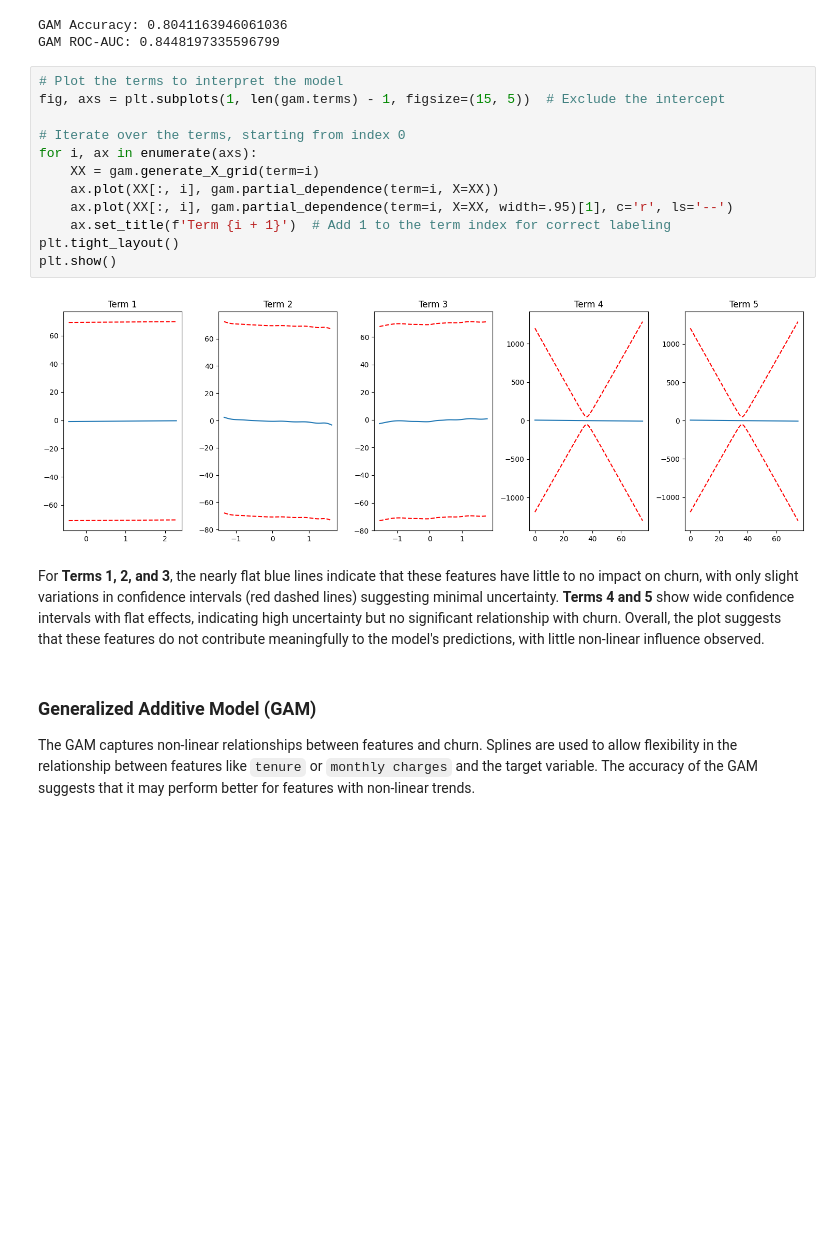
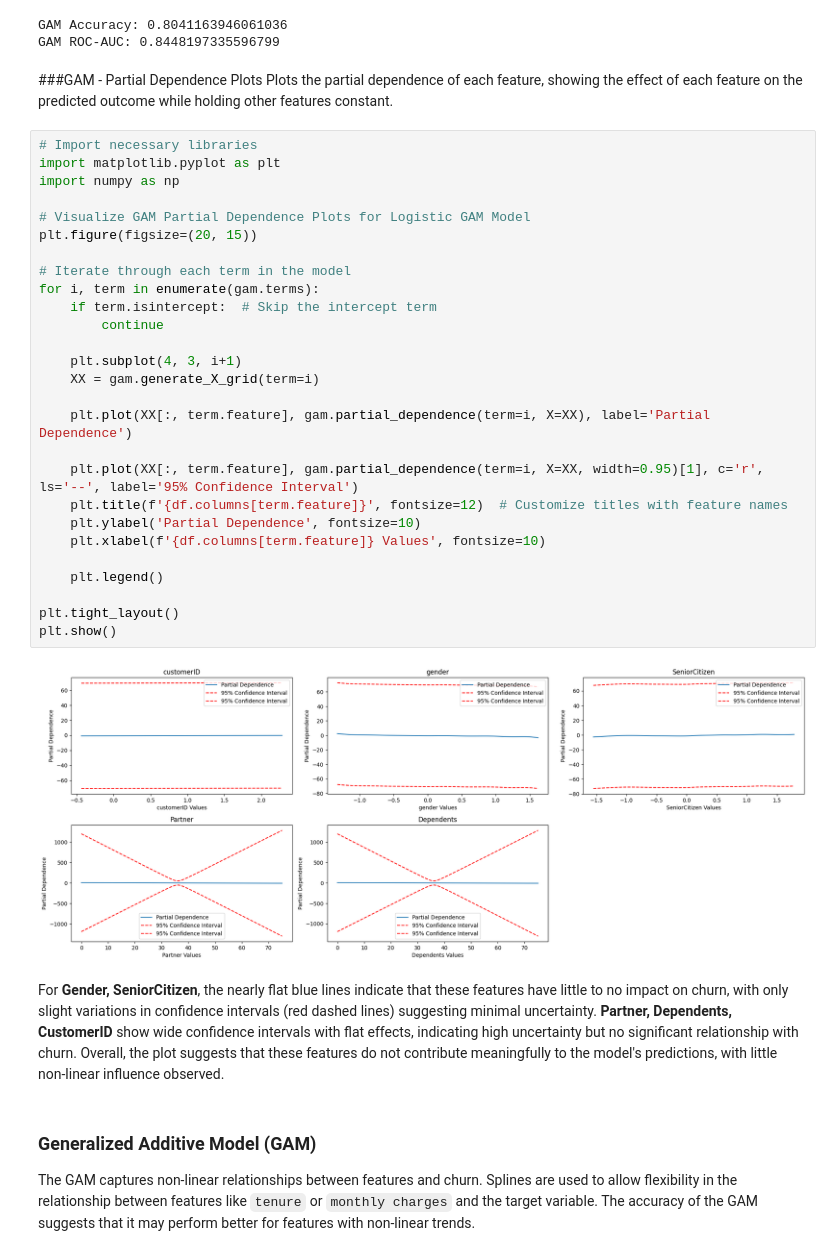
Before and after one commit to aiyufan3/AIPI-XAI-Interpretable-ML, a Jupyter notebook: AIPI_Assignment3.ipynb, the cells around one changed output. Drawn from its saved outputs; the diff is of its cells as text; blank space fills up the shorter version.

```diff
--- a/AIPI_Assignment3.ipynb
+++ b/AIPI_Assignment3.ipynb
@@ -304,22 +305,40 @@ print("GAM ROC-AUC:", roc_auc_score(y_test, gam.predict_proba(X_test_scaled)))
 # %% [output]
 GAM Accuracy: 0.8041163946061036
 GAM ROC-AUC: 0.8448197335596799
-# %%
-# Plot the terms to interpret the model
-fig, axs = plt.subplots(1, len(gam.terms) - 1, figsize=(15, 5))  # Exclude the intercept
-
-# Iterate over the terms, starting from index 0
-for i, ax in enumerate(axs):
-    XX = gam.generate_X_grid(term=i)
-    ax.plot(XX[:, i], gam.partial_dependence(term=i, X=XX))
-    ax.plot(XX[:, i], gam.partial_dependence(term=i, X=XX, width=.95)[1], c='r', ls='--')
-    ax.set_title(f'Term {i + 1}')  # Add 1 to the term index for correct labeling
-plt.tight_layout()
-plt.show()
-# %% [output]
-[figure, removed]
+# %% [markdown]
+###GAM - Partial Dependence Plots
+Plots the partial dependence of each feature, showing the effect of each feature on the predicted outcome while holding other features constant.
+# %%
+# Import necessary libraries
+import matplotlib.pyplot as plt
+import numpy as np
+
+# Visualize GAM Partial Dependence Plots for Logistic GAM Model
+plt.figure(figsize=(20, 15))
+
+# Iterate through each term in the model
+for i, term in enumerate(gam.terms):
+    if term.isintercept:  # Skip the intercept term
+        continue
+
+    plt.subplot(4, 3, i+1)
+    XX = gam.generate_X_grid(term=i)
+
+    plt.plot(XX[:, term.feature], gam.partial_dependence(term=i, X=XX), label='Partial Dependence')
+
+    plt.plot(XX[:, term.feature], gam.partial_dependence(term=i, X=XX, width=0.95)[1], c='r', ls='--', label='95% Confidence Interval')
+    plt.title(f'{df.columns[term.feature]}', fontsize=12)  # Customize titles with feature names
+    plt.ylabel('Partial Dependence', fontsize=10)
+    plt.xlabel(f'{df.columns[term.feature]} Values', fontsize=10)
+
+    plt.legend()
+
+plt.tight_layout()
+plt.show()
+# %% [output]
+[figure, added]
 # %% [markdown]
-For **Terms 1, 2, and 3**, the nearly flat blue lines indicate that these features have little to no impact on churn, with only slight variations in confidence intervals (red dashed lines) suggesting minimal uncertainty. **Terms 4 and 5** show wide confidence intervals with flat effects, indicating high uncertainty but no significant relationship with churn. Overall, the plot suggests that these features do not contribute meaningfully to the model's predictions, with little non-linear influence observed.
+For **Gender, SeniorCitizen**, the nearly flat blue lines indicate that these features have little to no impact on churn, with only slight variations in confidence intervals (red dashed lines) suggesting minimal uncertainty. **Partner, Dependents, CustomerID** show wide confidence intervals with flat effects, indicating high uncertainty but no significant relationship with churn. Overall, the plot suggests that these features do not contribute meaningfully to the model's predictions, with little non-linear influence observed.
 # %% [markdown]
 ### Generalized Additive Model (GAM)
 
```
Also changed, not shown: parts of 9 cells of this notebook.
